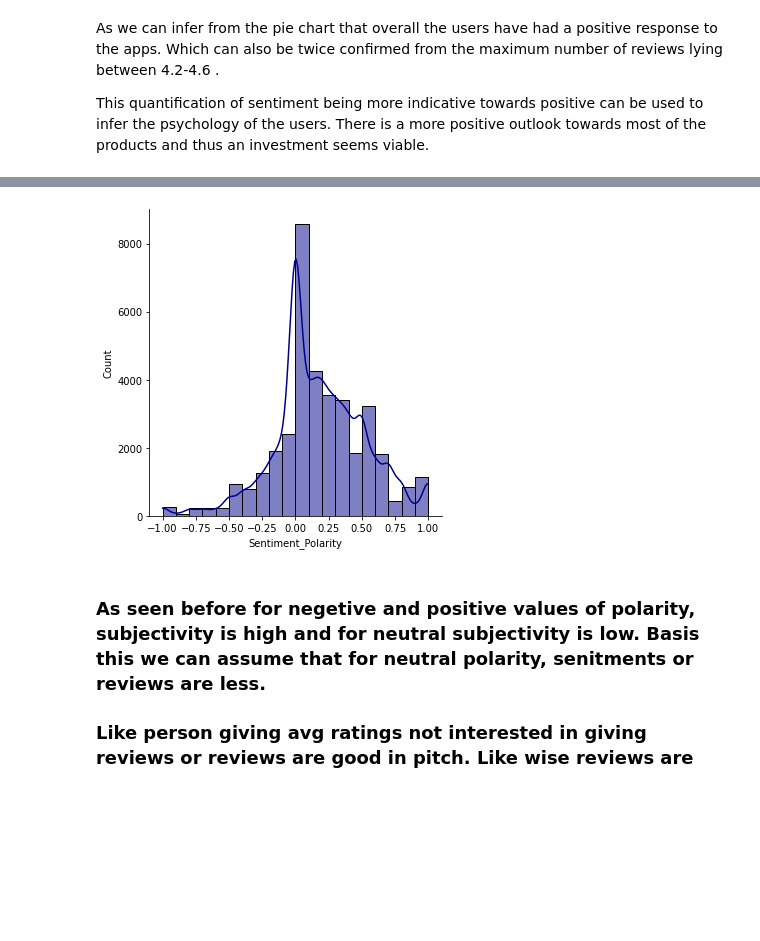
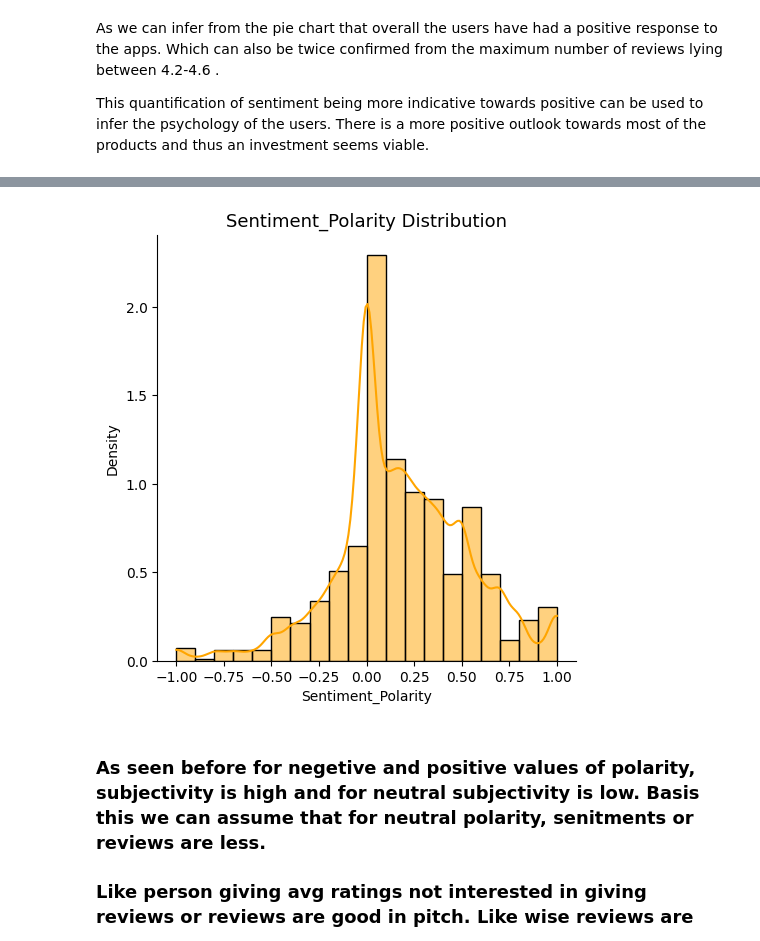
Before and after one commit to shubham-hub/Play-Store-Analysis, a Jupyter notebook: Capstone_Project_1_Shubham_Chavhan.ipynb, the cells around one changed output, grey strips where cells are left out. Cells and saved outputs as stored; diff of their text form; code cells hidden in the pictures; blank space fills up the shorter version.

```diff
--- a/Capstone_Project_1_Shubham_Chavhan.ipynb
+++ b/Capstone_Project_1_Shubham_Chavhan.ipynb
@@ -774,5 +914,8 @@ plt.show()
 # %% [markdown]
 ## **For second dataframe.**
+# %%
+#Creating dataframes for user reviews data
+df_user_review = pd.read_csv('/content/drive/MyDrive/Play_Store_Project/User Reviews.csv')
 # %%
 df_user_review.head()
 # %% [output]
@@ -895,5 +1046,9 @@ This quantification of sentiment being more indicative towards positive can be u
 x=df_user_review['Sentiment_Polarity']
 y=df_user_review['Sentiment_Subjectivity']
 plt.scatter(x,y,color='lightcoral')
+plt.title('Sentiment_Subjectivity VS Sentiment_Polarity',size = 20)
+plt.rcParams['figure.figsize'] = (12,6)
+plt.ylabel('Sentiment_Subjectivity',size = 15)
+plt.xlabel('Sentiment_Polarity',size = 15)
 plt.show()
 # %% [output]
@@ -906,8 +1063,10 @@ plt.show()
 # %%
-sns.displot(df_user_review['Sentiment_Polarity'],kde=True,color='darkblue',bins=20)
+p=sns.displot(data = df_user_review, x='Sentiment_Polarity', stat = 'density', kde=True, color='orange', bins=20)
+p.fig.set_dpi(100)
+plt.title('Sentiment_Polarity Distribution',size = 13)
 plt.show()
 # %% [output]
-[figure, old version]
+[figure, new version]
 # %% [markdown]
 ### As seen before for negetive and positive values of polarity, subjectivity is high and for neutral subjectivity is low. Basis this we can assume that for neutral polarity, senitments or reviews are less.
 
```
Also changed, not shown: parts of 62 cells of this notebook.
